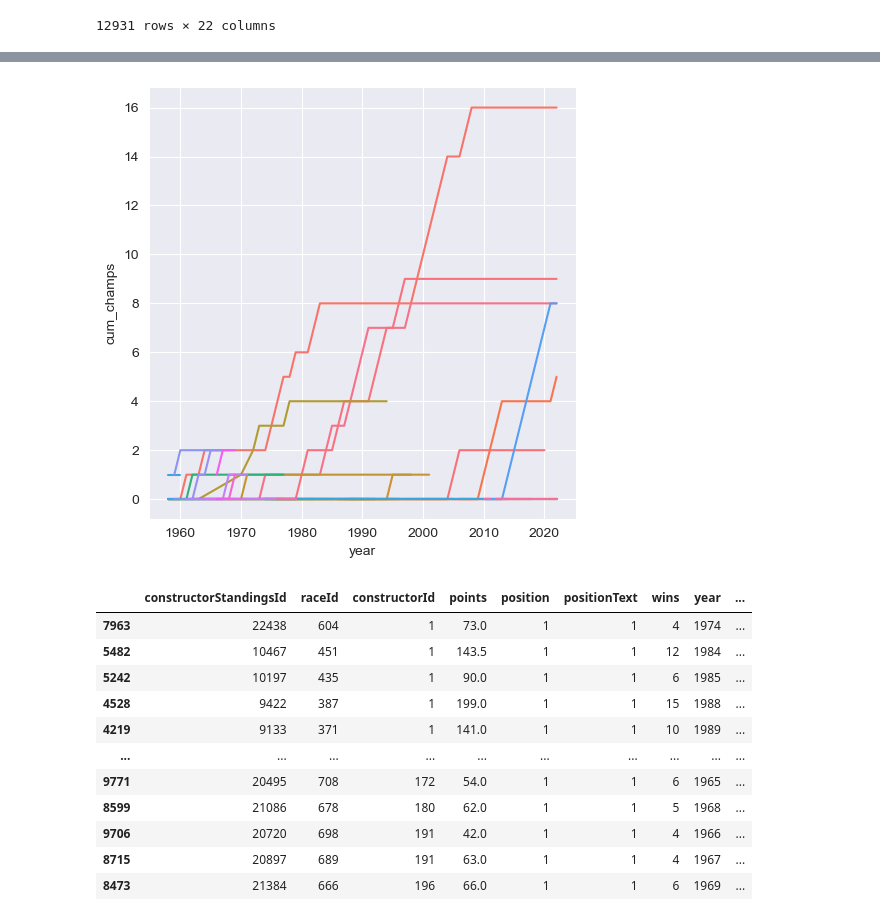
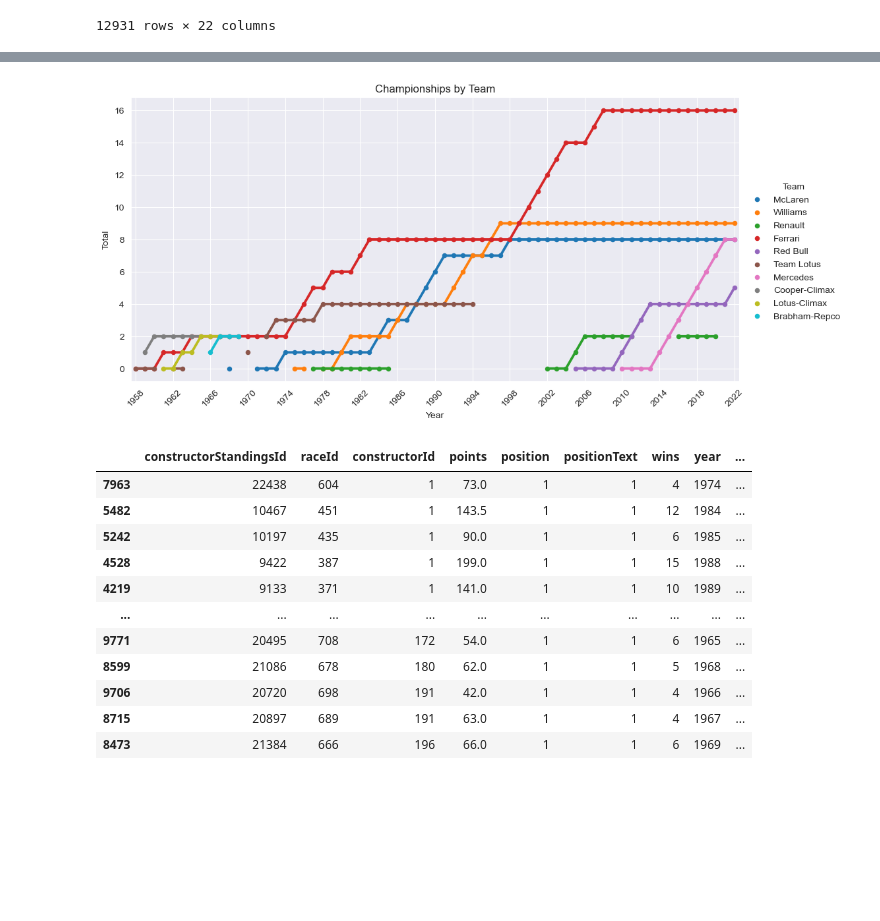
Before and after one commit to austin-mccollum/nycdsa_python_project, a Jupyter notebook: all_time_performance_analysis.ipynb, the cells around one changed output, grey strips where cells are left out. Cells and saved outputs as stored; diff of their text form; code cells hidden in the pictures; blank space fills up the shorter version.

Commit message:
updated all time performance chart to pointplot

```diff
--- a/all_time_performance_analysis.ipynb
+++ b/all_time_performance_analysis.ipynb
@@ -120,3 +104,6 @@ pandas.core.groupby.generic.SeriesGroupBy
+# %%
+# add column that indicates the total number of championships each team has one in hisotry
+df['total_champs'] = df.groupby('constructorId')['cum_champs'].transform('max')
 # %%
 # subset data to only contain final standings
-df_finalround = df.loc[df['is_final_round']]
+df_final = df.loc[df['is_final_round']]
@@ -138,8 +110,13 @@ plt.show()
-# %%
-fig = sns.relplot(data=df.loc[df['is_final_round']], x='year', legend=False, y='cum_champs', hue='constructorRef', kind='line')
-plt.show()
-# %% [output]
-[figure, removed]
+# %%
+fig = sns.catplot(data=df_final.loc[df_final['total_champs'] > 1], legend=False, kind='point', x='year', hue='name_co', y='cum_champs', markers='.', aspect=2)
+fig.add_legend(title='Team')
+fig.set(title='Championships by Team')
+fig.set_axis_labels('Year', 'Total')
+fig.set_xticklabels(step=4, rotation=45)
+fig.ax.grid(color='white')
+plt.show()
+# %% [output]
+[figure, added]
 # %%
 # subset data by winning constructors only
 df_con_champs = df_finalround.loc[df.position==1]
```
Also changed, not shown: parts of 6 cells of this notebook, 1 other file.
